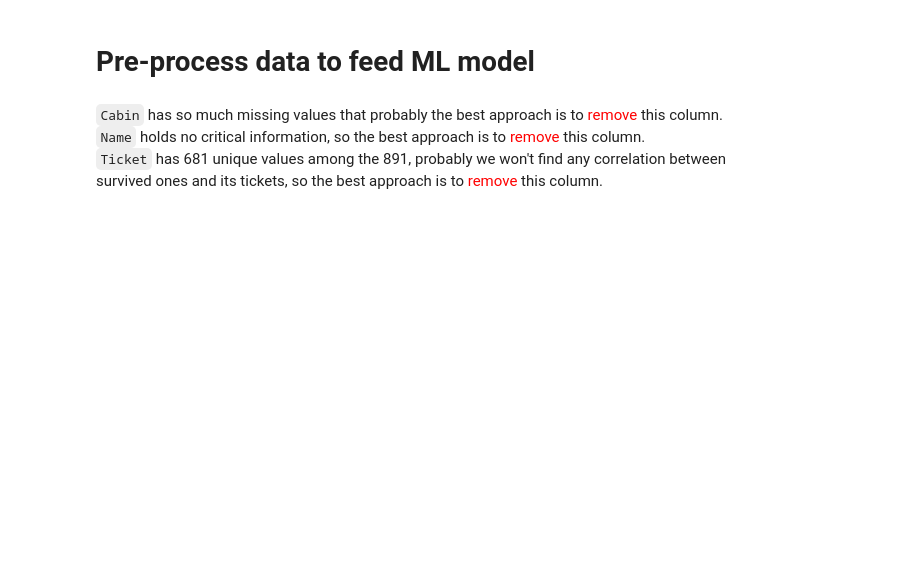
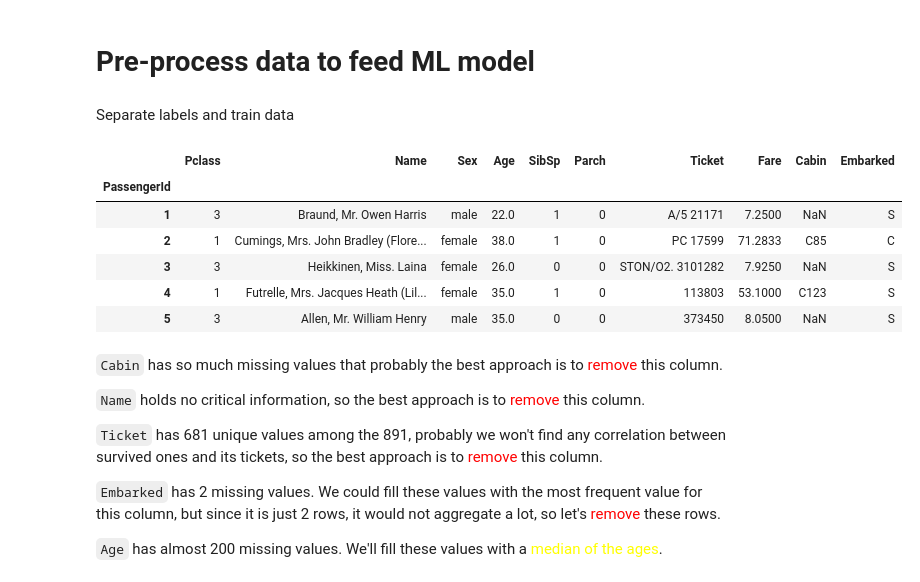
Before and after one commit to mldcastro/kaggle, a Jupyter notebook: src/explore_data.ipynb, the cells around one changed output. Saved outputs shown, nothing was run; the diff lists cells and outputs as text; code cells hidden in the pictures; blank space fills up the shorter version.

```diff
--- a/src/explore_data.ipynb
+++ b/src/explore_data.ipynb
@@ -130,7 +167,29 @@ for ax in axs.flatten():
 # %% [markdown]
 # Pre-process data to feed ML model
+# %% [markdown]
+Separate labels and train data
+# %%
+train_labels = train_df.Survived.to_numpy()
+train_data = train_df.drop(columns=["Survived"])
+
+train_data.head()
+# %% [output]
+|  | Pclass | Name | Sex | Age | SibSp | Parch | Ticket | Fare | Cabin | Embarked |
+| PassengerId |  |  |  |  |  |  |  |  |  |  |
+| 1 | 3 | Braund, Mr. Owen Harris | male | 22.0 | 1 | 0 | A/5 21171 | 7.2500 | NaN | S |
+| 2 | 1 | Cumings, Mrs. John Bradley (Flore... | female | 38.0 | 1 | 0 | PC 17599 | 71.2833 | C85 | C |
+| 3 | 3 | Heikkinen, Miss. Laina | female | 26.0 | 0 | 0 | STON/O2. 3101282 | 7.9250 | NaN | S |
+| 4 | 1 | Futrelle, Mrs. Jacques Heath (Lil... | female | 35.0 | 1 | 0 | 113803 | 53.1000 | C123 | S |
+| 5 | 3 | Allen, Mr. William Henry | male | 35.0 | 0 | 0 | 373450 | 8.0500 | NaN | S |
 # %% [markdown]
 `Cabin` has so much missing values that probably the best approach is to <font color='red'>remove</font> this column.
+
 `Name` holds no critical information, so the best approach is to <font color='red'>remove</font> this column.
+
 `Ticket` has 681 unique values among the 891, probably we won't find any correlation between
 survived ones and its tickets, so the best approach is to <font color='red'>remove</font> this column.
+
+`Embarked` has 2 missing values. We could fill these values with the most frequent value for
+this column, but since it is just 2 rows, it would not aggregate a lot, so let's <font color='red'>remove</font> these rows.
+
+`Age` has almost 200 missing values. We'll fill these values with a <font color='yellow'>median of the ages</font>.
```
Also changed, not shown: parts of 18 cells of this notebook.
